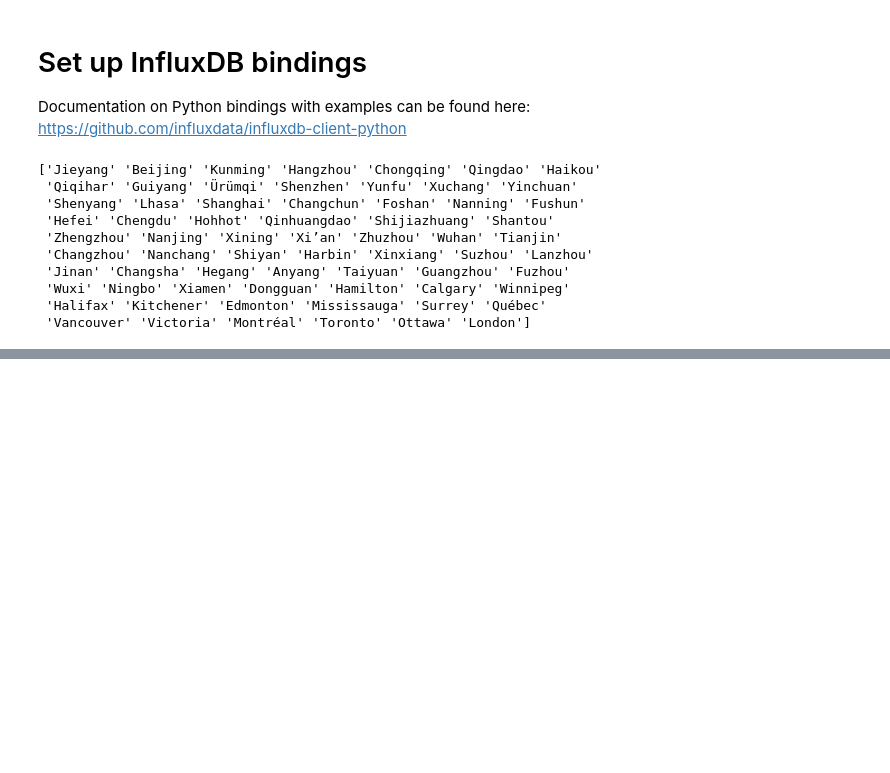
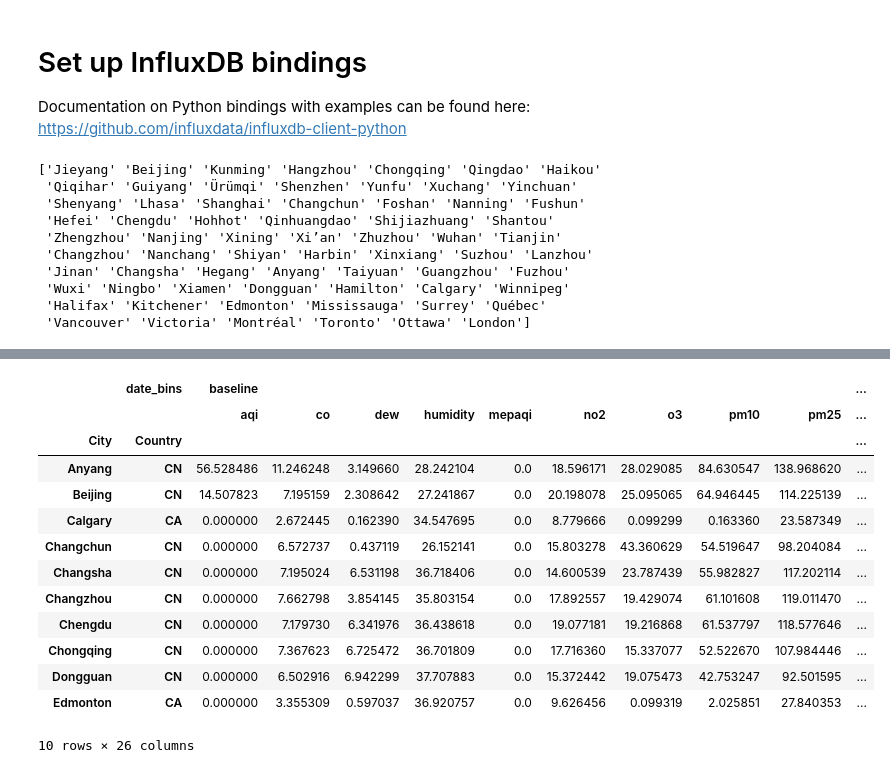
Before and after one commit to AntonBiryukovUofC/air_quality_check, a Jupyter notebook: notebooks/airq_influx.ipynb, the cells around one changed output, grey strips where cells are left out. Saved outputs shown, nothing was run; the diff lists cells and outputs as text; code cells hidden in the pictures; blank space fills up the shorter version.

```diff
--- a/notebooks/airq_influx.ipynb
+++ b/notebooks/airq_influx.ipynb
@@ -43,0 +85,18 @@ print(df['City'].unique())
+# %%
+annual_stats = annual_stats.pivot(index=['City','Country'], columns='date_bins').swaplevel(0, 1, axis=1).sort_index(axis=1)
+annual_stats.head(10)
+# %% [output]
+|  | date_bins | baseline |  |  |  |  |  |  |  |  | ... |
+|  |  | aqi | co | dew | humidity | mepaqi | no2 | o3 | pm10 | pm25 | ... |
+| City | Country |  |  |  |  |  |  |  |  |  | ... |
+| Anyang | CN | 56.528486 | 11.246248 | 3.149660 | 28.242104 | 0.0 | 18.596171 | 28.029085 | 84.630547 | 138.968620 | ... |
+| Beijing | CN | 14.507823 | 7.195159 | 2.308642 | 27.241867 | 0.0 | 20.198078 | 25.095065 | 64.946445 | 114.225139 | ... |
+| Calgary | CA | 0.000000 | 2.672445 | 0.162390 | 34.547695 | 0.0 | 8.779666 | 0.099299 | 0.163360 | 23.587349 | ... |
+| Changchun | CN | 0.000000 | 6.572737 | 0.437119 | 26.152141 | 0.0 | 15.803278 | 43.360629 | 54.519647 | 98.204084 | ... |
+| Changsha | CN | 0.000000 | 7.195024 | 6.531198 | 36.718406 | 0.0 | 14.600539 | 23.787439 | 55.982827 | 117.202114 | ... |
+| Changzhou | CN | 0.000000 | 7.662798 | 3.854145 | 35.803154 | 0.0 | 17.892557 | 19.429074 | 61.101608 | 119.011470 | ... |
+| Chengdu | CN | 0.000000 | 7.179730 | 6.341976 | 36.438618 | 0.0 | 19.077181 | 19.216868 | 61.537797 | 118.577646 | ... |
+| Chongqing | CN | 0.000000 | 7.367623 | 6.725472 | 36.701809 | 0.0 | 17.716360 | 15.337077 | 52.522670 | 107.984446 | ... |
+| Dongguan | CN | 0.000000 | 6.502916 | 6.942299 | 37.707883 | 0.0 | 15.372442 | 19.075473 | 42.753247 | 92.501595 | ... |
+| Edmonton | CA | 0.000000 | 3.355309 | 0.597037 | 36.920757 | 0.0 | 9.626456 | 0.099319 | 2.025851 | 27.840353 | ... |
+10 rows × 26 columns
```
Also changed, not shown: parts of 12 cells of this notebook, 4 other files.
